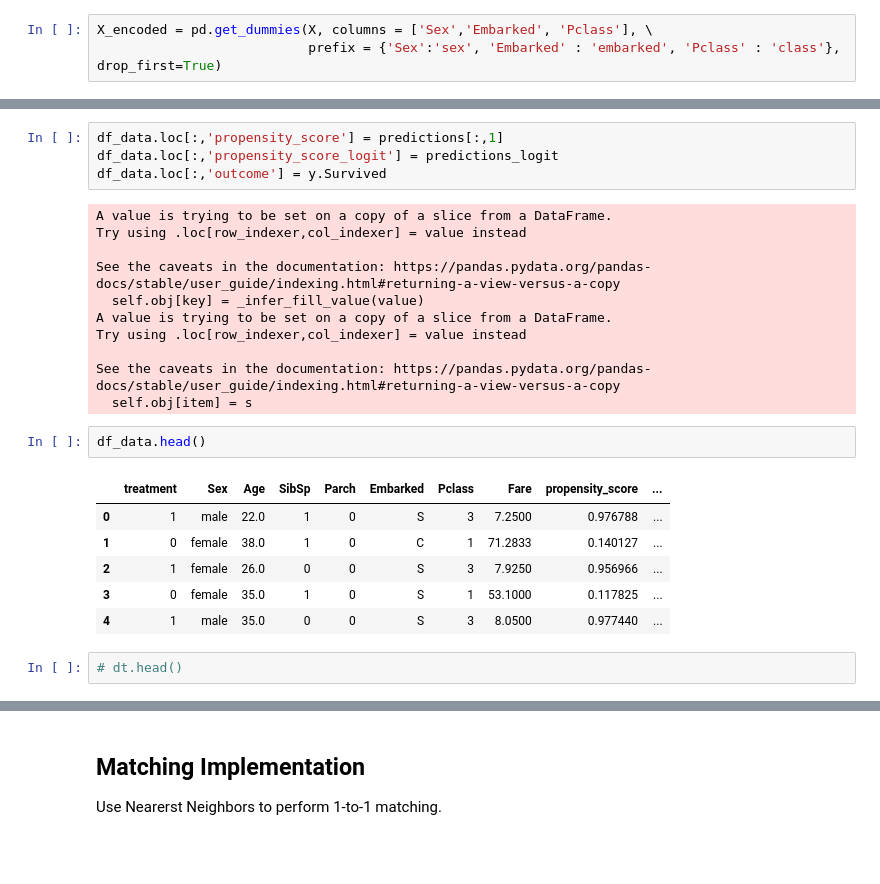
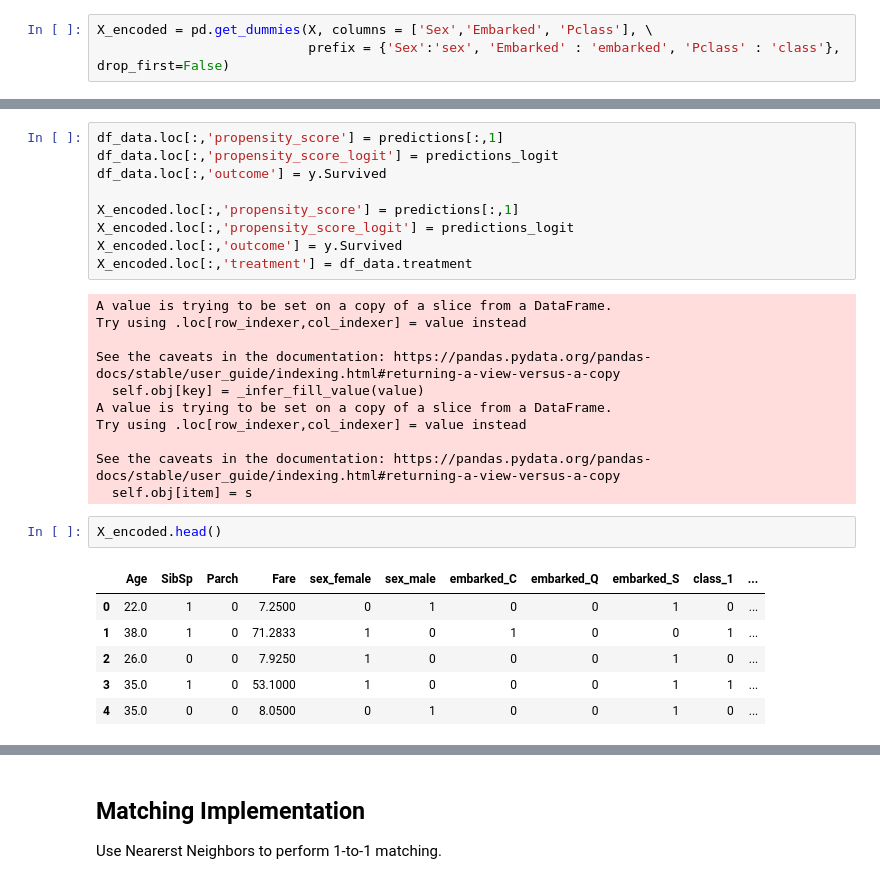
Before and after one commit to konosp/propensity-score-matching, a Jupyter notebook: PSM - v2.ipynb, the cells around one changed output, grey strips where cells are left out. Drawn from its saved outputs; the diff is of its cells as text; blank space fills up the shorter version.

```diff
--- a/PSM - v2.ipynb
+++ b/PSM - v2.ipynb
@@ -69,7 +69,7 @@ T = df_data.treatment
 X = df_data.loc[:,df_data.columns !='treatment']
 # %%
 X_encoded = pd.get_dummies(X, columns = ['Sex','Embarked', 'Pclass'], \
-                           prefix = {'Sex':'sex', 'Embarked' : 'embarked', 'Pclass' : 'class'}, drop_first=True)
+                           prefix = {'Sex':'sex', 'Embarked' : 'embarked', 'Pclass' : 'class'}, drop_first=False)
 # %%
 # Design pipeline to build the treatment estimator
 pipe = Pipeline([
@@ -112,6 +104,11 @@ dt = pd.DataFrame(data = {
 df_data.loc[:,'propensity_score'] = predictions[:,1]
 df_data.loc[:,'propensity_score_logit'] = predictions_logit
 df_data.loc[:,'outcome'] = y.Survived
+
+X_encoded.loc[:,'propensity_score'] = predictions[:,1]
+X_encoded.loc[:,'propensity_score_logit'] = predictions_logit
+X_encoded.loc[:,'outcome'] = y.Survived
+X_encoded.loc[:,'treatment'] = df_data.treatment
 # %% [output]
 A value is trying to be set on a copy of a slice from a DataFrame.
 Try using .loc[row_indexer,col_indexer] = value instead
@@ -124,13 +121,11 @@ Try using .loc[row_indexer,col_indexer] = value instead
 See the caveats in the documentation: https://pandas.pydata.org/pandas-docs/stable/user_guide/indexing.html#returning-a-view-versus-a-copy
   self.obj[item] = s
 # %%
-df_data.head()
+X_encoded.head()
 # %% [output]
-|  | treatment | Sex | Age | SibSp | Parch | Embarked | Pclass | Fare | propensity_score | ... |
-| 0 | 1 | male | 22.0 | 1 | 0 | S | 3 | 7.2500 | 0.976788 | ... |
-| 1 | 0 | female | 38.0 | 1 | 0 | C | 1 | 71.2833 | 0.140127 | ... |
-| 2 | 1 | female | 26.0 | 0 | 0 | S | 3 | 7.9250 | 0.956966 | ... |
-| 3 | 0 | female | 35.0 | 1 | 0 | S | 1 | 53.1000 | 0.117825 | ... |
-| 4 | 1 | male | 35.0 | 0 | 0 | S | 3 | 8.0500 | 0.977440 | ... |
+|  | Age | SibSp | Parch | Fare | sex_female | sex_male | embarked_C | embarked_Q | embarked_S | class_1 | ... |
+| 0 | 22.0 | 1 | 0 | 7.2500 | 0 | 1 | 0 | 0 | 1 | 0 | ... |
+| 1 | 38.0 | 1 | 0 | 71.2833 | 1 | 0 | 1 | 0 | 0 | 1 | ... |
+| 2 | 26.0 | 0 | 0 | 7.9250 | 1 | 0 | 0 | 0 | 1 | 0 | ... |
+| 3 | 35.0 | 1 | 0 | 53.1000 | 1 | 0 | 0 | 0 | 1 | 1 | ... |
+| 4 | 35.0 | 0 | 0 | 8.0500 | 0 | 1 | 0 | 0 | 1 | 0 | ... |
-# %%
-# dt.head()
```
Also changed, not shown: parts of 34 cells of this notebook, 2 other files.
